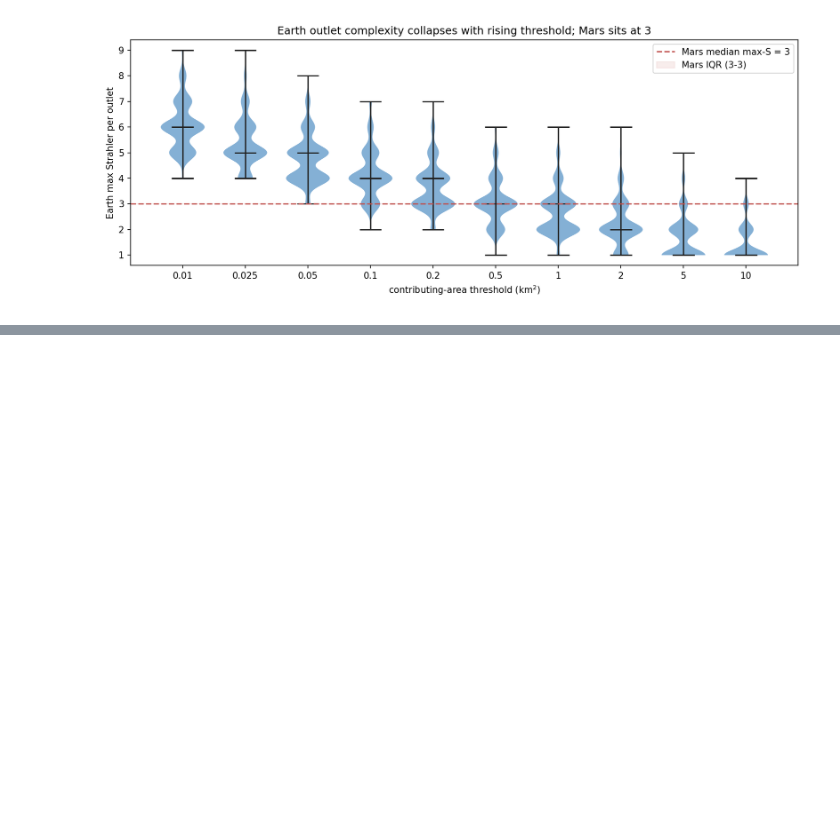
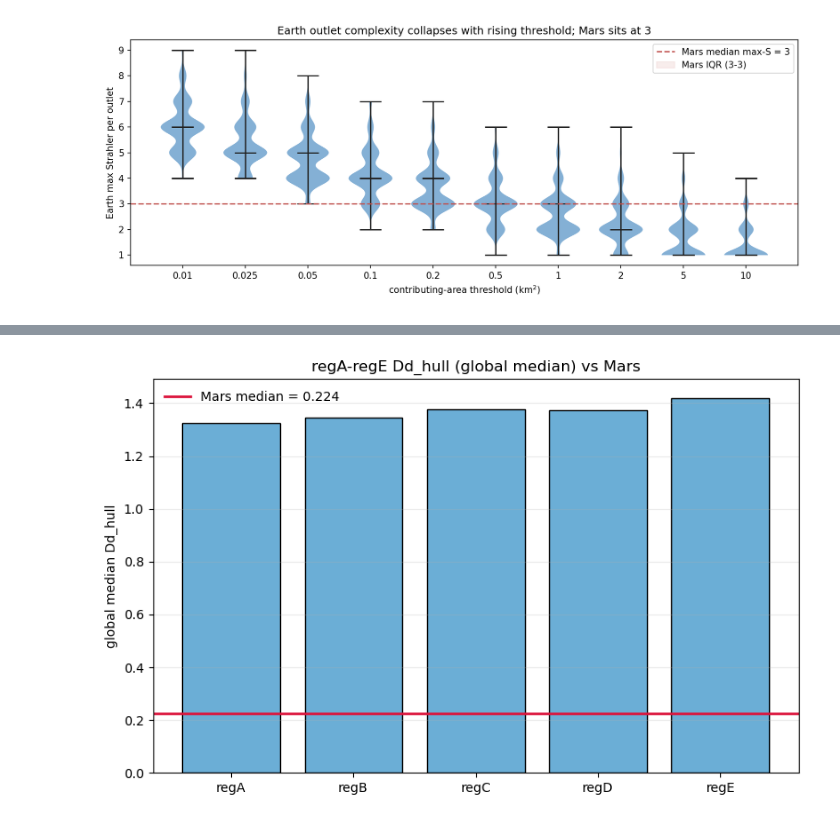
Before and after one commit to GP-Geo/CH_Project, a Jupyter notebook: notebooks/pipeline/04_earth_mars_regime_calibration.ipynb, the cells around one changed output, grey strips where cells are left out. Saved outputs shown, nothing was run; the diff lists cells and outputs as text; code cells hidden in the pictures; blank space fills up the shorter version.

```diff
--- a/notebooks/pipeline/04_earth_mars_regime_calibration.ipynb
+++ b/notebooks/pipeline/04_earth_mars_regime_calibration.ipynb
@@ -89,0 +226,10 @@ varies across regimes is *complexity*, and the spread of results is our uncertai
+# %%
+# Figure C — regA-regE global-median Dd_hull vs Mars target.
+fig, ax = plt.subplots(figsize=(7.8, 5.0))
+ax.bar(top5['name'], top5['earth_dd_hull_median'], color='#6baed6', edgecolor='k')
+ax.axhline(MARS_DD_MEDIAN, color='crimson', lw=2, label=f'Mars median = {MARS_DD_MEDIAN:.3f}')
+ax.set_ylabel('global median Dd_hull'); ax.set_title('regA-regE Dd_hull (global median) vs Mars')
+ax.legend(frameon=False); ax.grid(True, axis='y', alpha=0.25); fig.tight_layout()
+fig.savefig(OPT_DIR / 'fig_selection_ddhull_vs_mars.png', dpi=150, bbox_inches='tight'); plt.show()
+# %% [output]
+[figure, added]
```
Also changed, not shown: parts of 13 cells of this notebook, 42 other files.
